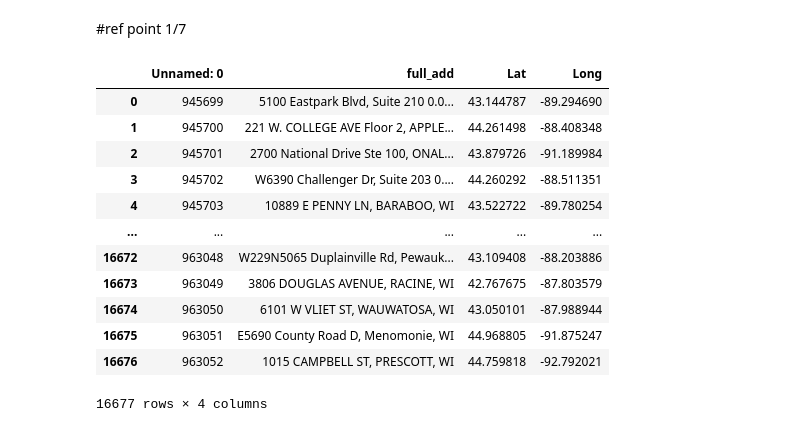
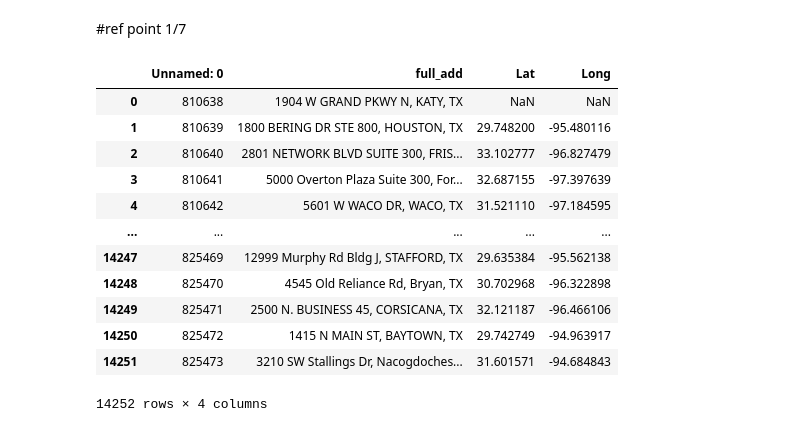
Before and after one commit to cspence001/mapdata_finalization_notebooks, a Jupyter notebook: reimagined-engine1/main_label_geo.ipynb, the cells around one changed output. Drawn from its saved outputs; the diff is of its cells as text; code cells hidden in the pictures.

```diff
--- a/reimagined-engine1/main_label_geo.ipynb
+++ b/reimagined-engine1/main_label_geo.ipynb
@@ -185,22 +200,22 @@ location_df.to_csv("../turbo-octo-goggles/data/state_data/geo/verify/location_ve
 # %% [markdown]
 #ref point 1/7
 # %%
-location_df= pd.read_csv("../turbo-octo-goggles/data/state_data/geo/verify/location_verify_wi.csv")
+location_df= pd.read_csv("../../data/state_data/geo/verify/location_verify_tx.csv")
 location_df
 # %% [output]
 |  | Unnamed: 0 | full_add | Lat | Long |
-| 0 | 945699 | 5100 Eastpark Blvd, Suite 210 0.0... | 43.144787 | -89.294690 |
-| 1 | 945700 | 221 W. COLLEGE AVE Floor 2, APPLE... | 44.261498 | -88.408348 |
-| 2 | 945701 | 2700 National Drive Ste 100, ONAL... | 43.879726 | -91.189984 |
-| 3 | 945702 | W6390 Challenger Dr, Suite 203 0.... | 44.260292 | -88.511351 |
-| 4 | 945703 | 10889 E PENNY LN, BARABOO, WI | 43.522722 | -89.780254 |
+| 0 | 810638 | 1904 W GRAND PKWY N, KATY, TX | NaN | NaN |
+| 1 | 810639 | 1800 BERING DR STE 800, HOUSTON, TX | 29.748200 | -95.480116 |
+| 2 | 810640 | 2801 NETWORK BLVD SUITE 300, FRIS... | 33.102777 | -96.827479 |
+| 3 | 810641 | 5000 Overton Plaza Suite 300, For... | 32.687155 | -97.397639 |
+| 4 | 810642 | 5601 W WACO DR, WACO, TX | 31.521110 | -97.184595 |
 | ... | ... | ... | ... | ... |
-| 16672 | 963048 | W229N5065 Duplainville Rd, Pewauk... | 43.109408 | -88.203886 |
-| 16673 | 963049 | 3806 DOUGLAS AVENUE, RACINE, WI | 42.767675 | -87.803579 |
-| 16674 | 963050 | 6101 W VLIET ST, WAUWATOSA, WI | 43.050101 | -87.988944 |
-| 16675 | 963051 | E5690 County Road D, Menomonie, WI | 44.968805 | -91.875247 |
-| 16676 | 963052 | 1015 CAMPBELL ST, PRESCOTT, WI | 44.759818 | -92.792021 |
+| 14247 | 825469 | 12999 Murphy Rd Bldg J, STAFFORD, TX | 29.635384 | -95.562138 |
+| 14248 | 825470 | 4545 Old Reliance Rd, Bryan, TX | 30.702968 | -96.322898 |
+| 14249 | 825471 | 2500 N. BUSINESS 45, CORSICANA, TX | 32.121187 | -96.466106 |
+| 14250 | 825472 | 1415 N MAIN ST, BAYTOWN, TX | 29.742749 | -94.963917 |
+| 14251 | 825473 | 3210 SW Stallings Dr, Nacogdoches... | 31.601571 | -94.684843 |
-16677 rows × 4 columns
+14252 rows × 4 columns
 # %%
 #ppp_geo["BorrowerState"].value_counts()
 # %%
```
Also changed, not shown: parts of 24 cells of this notebook, 4 other files.
